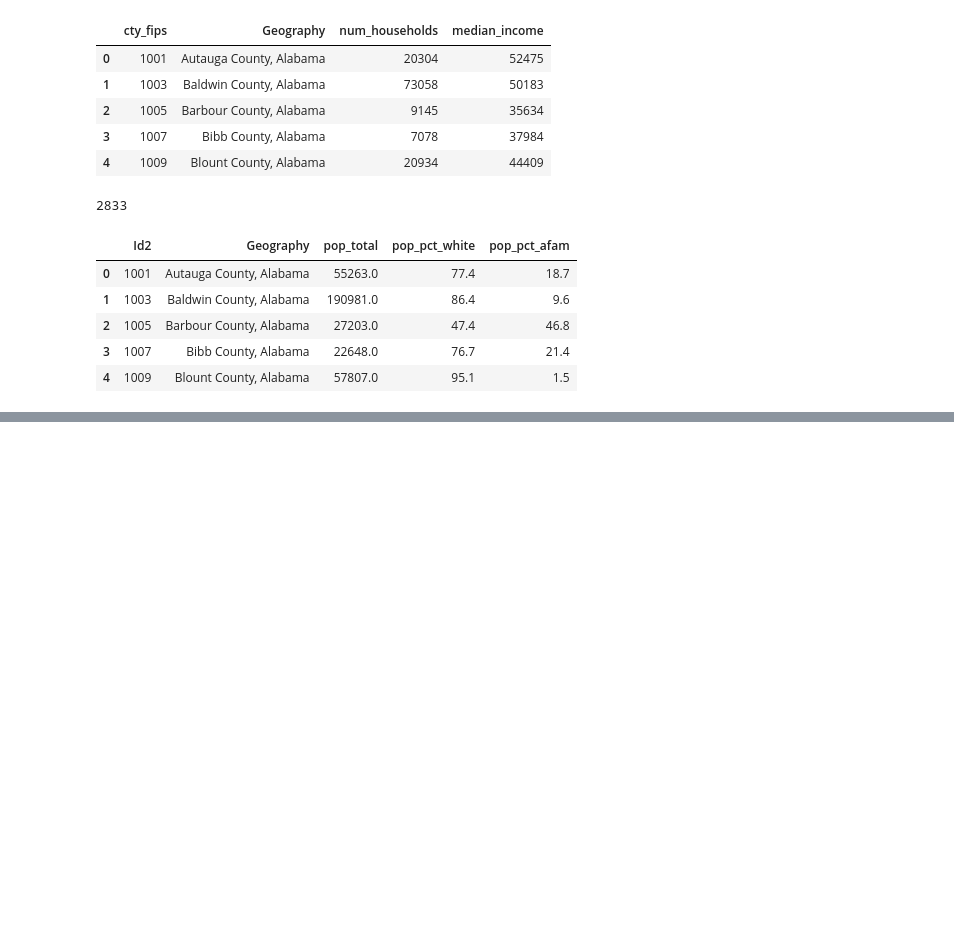
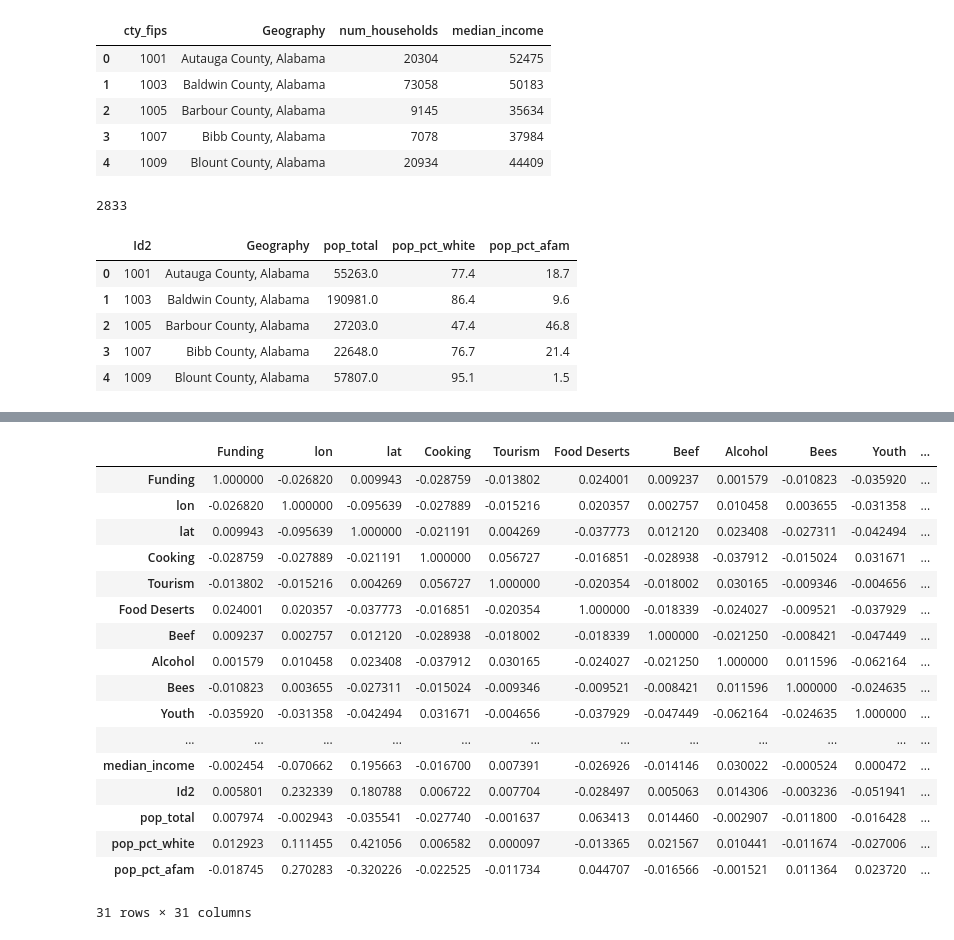
Before and after one commit to mroswell/know-your-farmer-analysis, a Jupyter notebook: Step II - KYF Urban-Rural and Demographic Analysis.ipynb, the cells around one changed output, grey strips where cells are left out. Cells and saved outputs as stored; diff of their text form; code cells hidden in the pictures; blank space fills up the shorter version.

```diff
--- a/Step II - KYF Urban-Rural and Demographic Analysis.ipynb
+++ b/Step II - KYF Urban-Rural and Demographic Analysis.ipynb
@@ -89,0 +166,21 @@ demographics.head()
+# %%
+kyf_demographics.corr()
+# %% [output]
+|  | Funding | lon | lat | Cooking | Tourism | Food Deserts | Beef | Alcohol | Bees | Youth | ... |
+| Funding | 1.000000 | -0.026820 | 0.009943 | -0.028759 | -0.013802 | 0.024001 | 0.009237 | 0.001579 | -0.010823 | -0.035920 | ... |
+| lon | -0.026820 | 1.000000 | -0.095639 | -0.027889 | -0.015216 | 0.020357 | 0.002757 | 0.010458 | 0.003655 | -0.031358 | ... |
+| lat | 0.009943 | -0.095639 | 1.000000 | -0.021191 | 0.004269 | -0.037773 | 0.012120 | 0.023408 | -0.027311 | -0.042494 | ... |
+| Cooking | -0.028759 | -0.027889 | -0.021191 | 1.000000 | 0.056727 | -0.016851 | -0.028938 | -0.037912 | -0.015024 | 0.031671 | ... |
+| Tourism | -0.013802 | -0.015216 | 0.004269 | 0.056727 | 1.000000 | -0.020354 | -0.018002 | 0.030165 | -0.009346 | -0.004656 | ... |
+| Food Deserts | 0.024001 | 0.020357 | -0.037773 | -0.016851 | -0.020354 | 1.000000 | -0.018339 | -0.024027 | -0.009521 | -0.037929 | ... |
+| Beef | 0.009237 | 0.002757 | 0.012120 | -0.028938 | -0.018002 | -0.018339 | 1.000000 | -0.021250 | -0.008421 | -0.047449 | ... |
+| Alcohol | 0.001579 | 0.010458 | 0.023408 | -0.037912 | 0.030165 | -0.024027 | -0.021250 | 1.000000 | 0.011596 | -0.062164 | ... |
+| Bees | -0.010823 | 0.003655 | -0.027311 | -0.015024 | -0.009346 | -0.009521 | -0.008421 | 0.011596 | 1.000000 | -0.024635 | ... |
+| Youth | -0.035920 | -0.031358 | -0.042494 | 0.031671 | -0.004656 | -0.037929 | -0.047449 | -0.062164 | -0.024635 | 1.000000 | ... |
+| ... | ... | ... | ... | ... | ... | ... | ... | ... | ... | ... | ... |
+| median_income | -0.002454 | -0.070662 | 0.195663 | -0.016700 | 0.007391 | -0.026926 | -0.014146 | 0.030022 | -0.000524 | 0.000472 | ... |
+| Id2 | 0.005801 | 0.232339 | 0.180788 | 0.006722 | 0.007704 | -0.028497 | 0.005063 | 0.014306 | -0.003236 | -0.051941 | ... |
+| pop_total | 0.007974 | -0.002943 | -0.035541 | -0.027740 | -0.001637 | 0.063413 | 0.014460 | -0.002907 | -0.011800 | -0.016428 | ... |
+| pop_pct_white | 0.012923 | 0.111455 | 0.421056 | 0.006582 | 0.000097 | -0.013365 | 0.021567 | 0.010441 | -0.011674 | -0.027006 | ... |
+| pop_pct_afam | -0.018745 | 0.270283 | -0.320226 | -0.022525 | -0.011734 | 0.044707 | -0.016566 | -0.001521 | 0.011364 | 0.023720 | ... |
+31 rows × 31 columns
```
Also changed, not shown: parts of 15 cells of this notebook, 1 other file.
